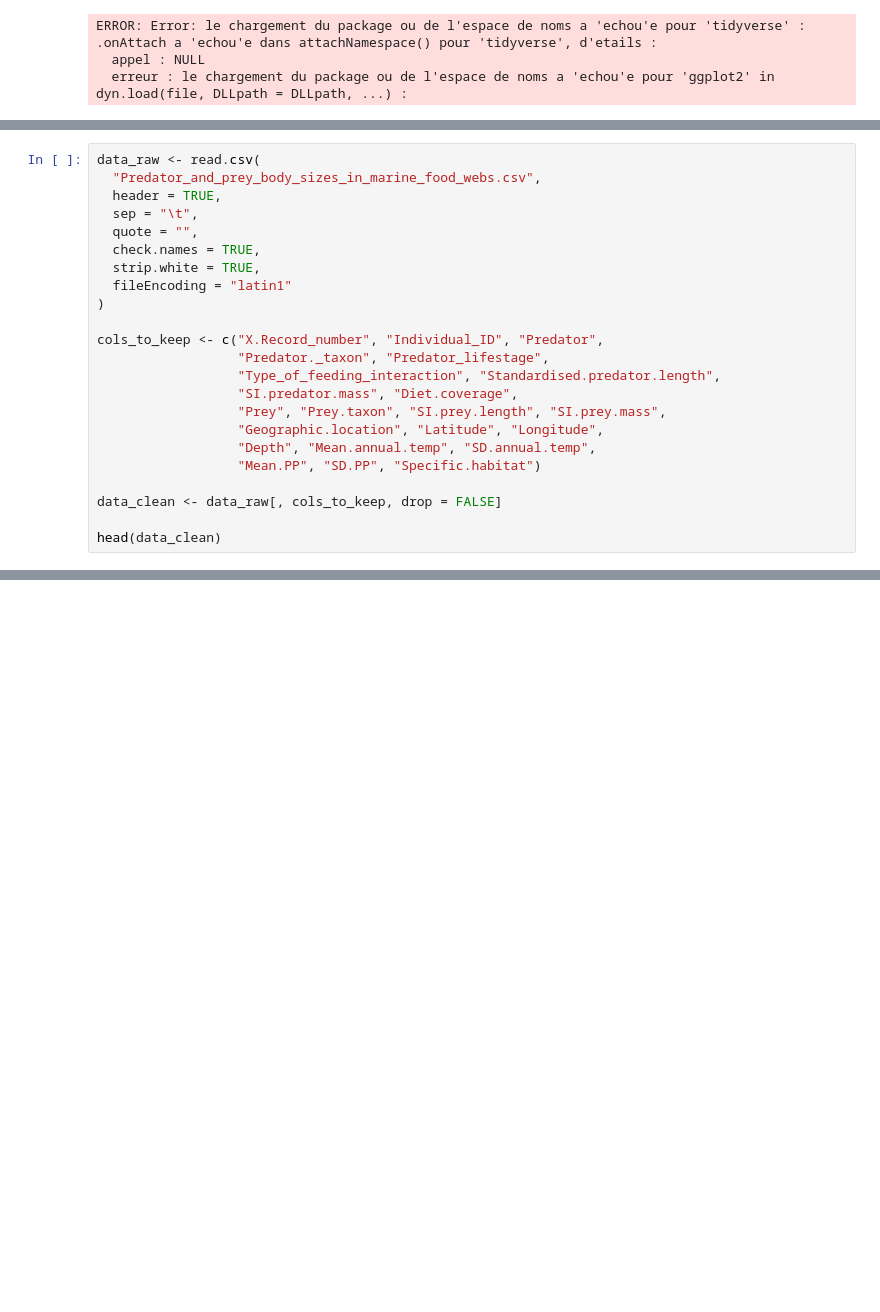
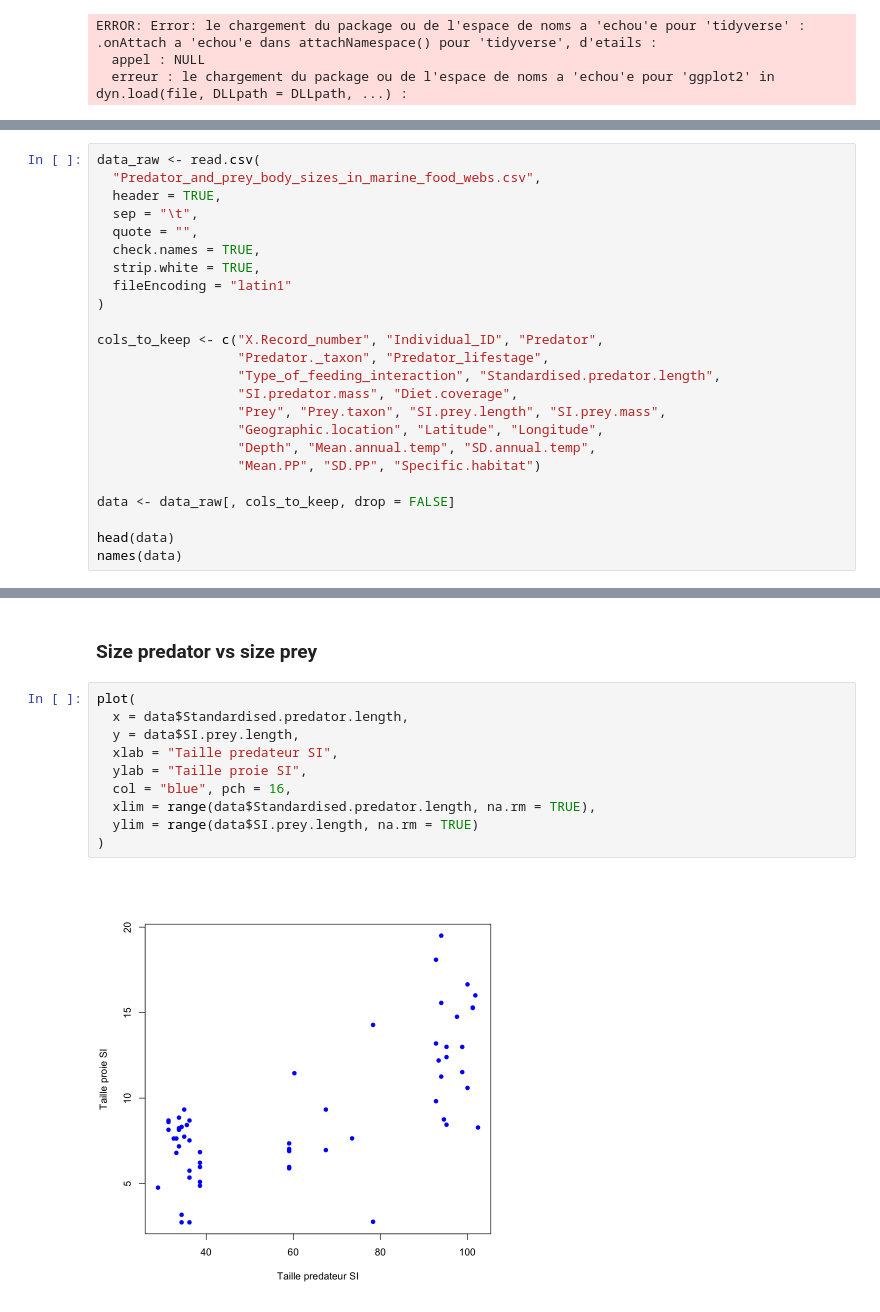
Before and after one commit to zfourati/Predator-and-prey-body-sizes-in-marine-food-webs, a Jupyter notebook: script.ipynb, the cells around one changed output, grey strips where cells are left out. Saved outputs shown, nothing was run; the diff lists cells and outputs as text; blank space fills up the shorter version.

Commit message:
data visualization: predator vs prey sizes

```diff
--- a/script.ipynb
+++ b/script.ipynb
@@ -27,9 +27,10 @@ cols_to_keep <- c("X.Record_number", "Individual_ID", "Predator",
                   "Depth", "Mean.annual.temp", "SD.annual.temp",
                   "Mean.PP", "SD.PP", "Specific.habitat")
 
-data_clean <- data_raw[, cols_to_keep, drop = FALSE]
+data <- data_raw[, cols_to_keep, drop = FALSE]
 
-head(data_clean)
+head(data)
+names(data)
 # %% [output]
 Warning message in scan(file = file, what = what, sep = sep, quote = quote, dec = dec, :
 "entr'ee incorrecte trouv'ee dans la connexion en entr'ee 'Predator_and_prey_body_sizes_in_marine_food_webs.csv'"
@@ -44,0 +81,14 @@ A data.frame: 6 x 22
+# %% [markdown]
+### Size predator vs size prey
+# %%
+plot(
+  x = data$Standardised.predator.length,
+  y = data$SI.prey.length,
+  xlab = "Taille predateur SI",
+  ylab = "Taille proie SI",
+  col = "blue", pch = 16,
+  xlim = range(data$Standardised.predator.length, na.rm = TRUE),
+  ylim = range(data$SI.prey.length, na.rm = TRUE)
+)
+# %% [output]
+[figure, added]
```
Also changed, not shown: parts of 4 cells of this notebook.
